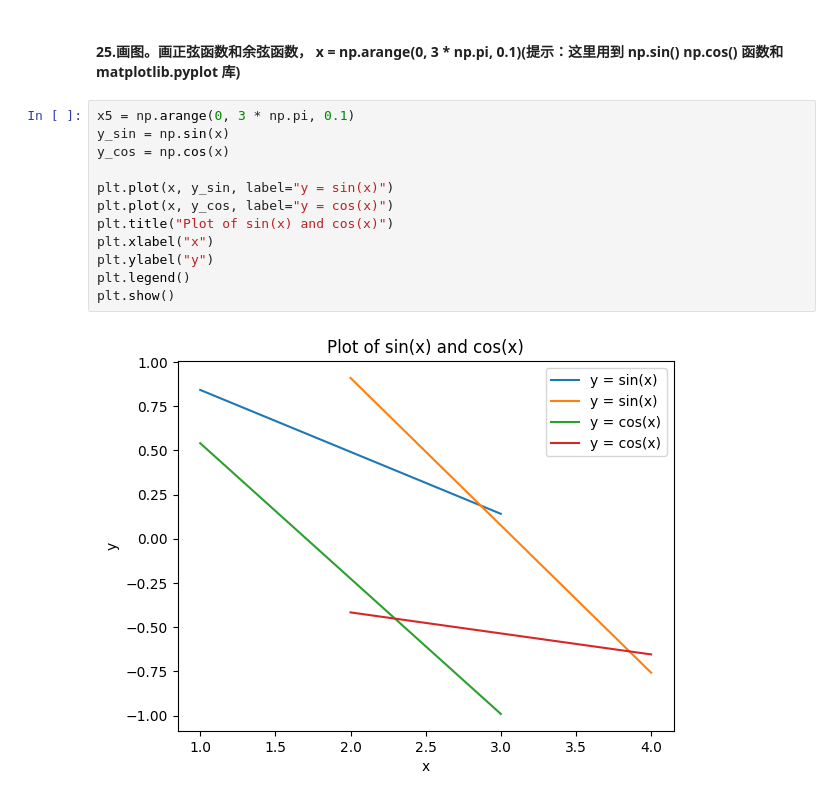
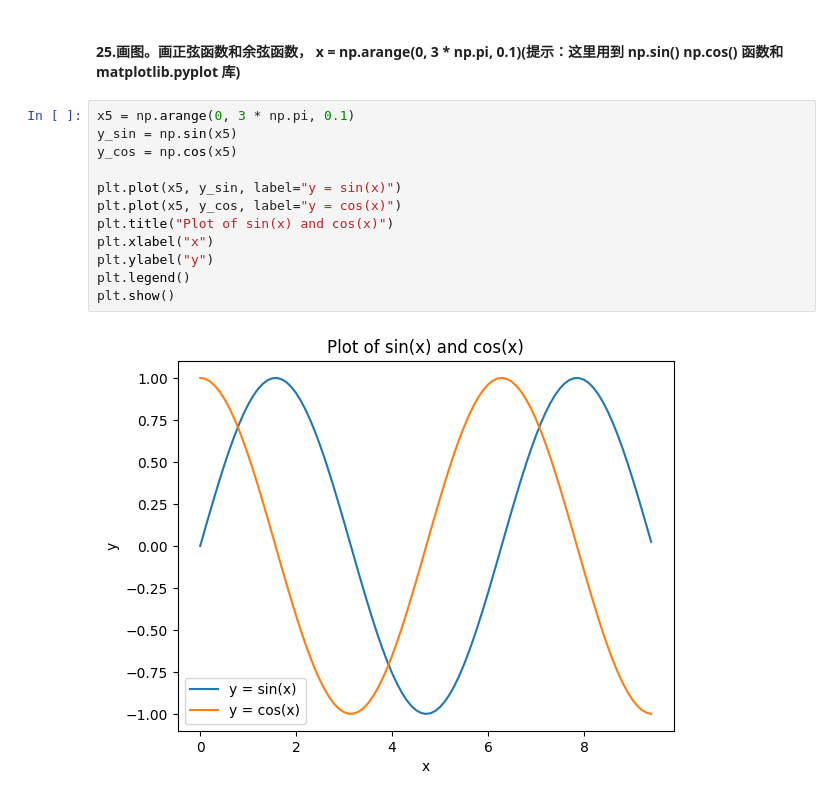
Before and after one commit to jade077/nndl_homework, a Jupyter notebook: exercise1/numpy_ tutorial.ipynb, the cells around one changed output. Saved outputs shown, nothing was run; the diff lists cells and outputs as text.

```diff
--- a/exercise1/numpy_ tutorial.ipynb
+++ b/exercise1/numpy_ tutorial.ipynb
@@ -253,15 +252,15 @@ plt.show()
 #### 25.画图。画正弦函数和余弦函数， x = np.arange(0, 3 * np.pi, 0.1)(提示：这里用到 np.sin() np.cos() 函数和 matplotlib.pyplot 库)
 # %%
 x5 = np.arange(0, 3 * np.pi, 0.1)
-y_sin = np.sin(x)
-y_cos = np.cos(x)
+y_sin = np.sin(x5)
+y_cos = np.cos(x5)
 
-plt.plot(x, y_sin, label="y = sin(x)")
-plt.plot(x, y_cos, label="y = cos(x)")
+plt.plot(x5, y_sin, label="y = sin(x)")
+plt.plot(x5, y_cos, label="y = cos(x)")
 plt.title("Plot of sin(x) and cos(x)")
 plt.xlabel("x")
 plt.ylabel("y")
 plt.legend()
 plt.show()
 # %% [output]
-[figure, old version]
+[figure, new version]
```
Also changed, not shown: parts of 1 cell of this notebook.
